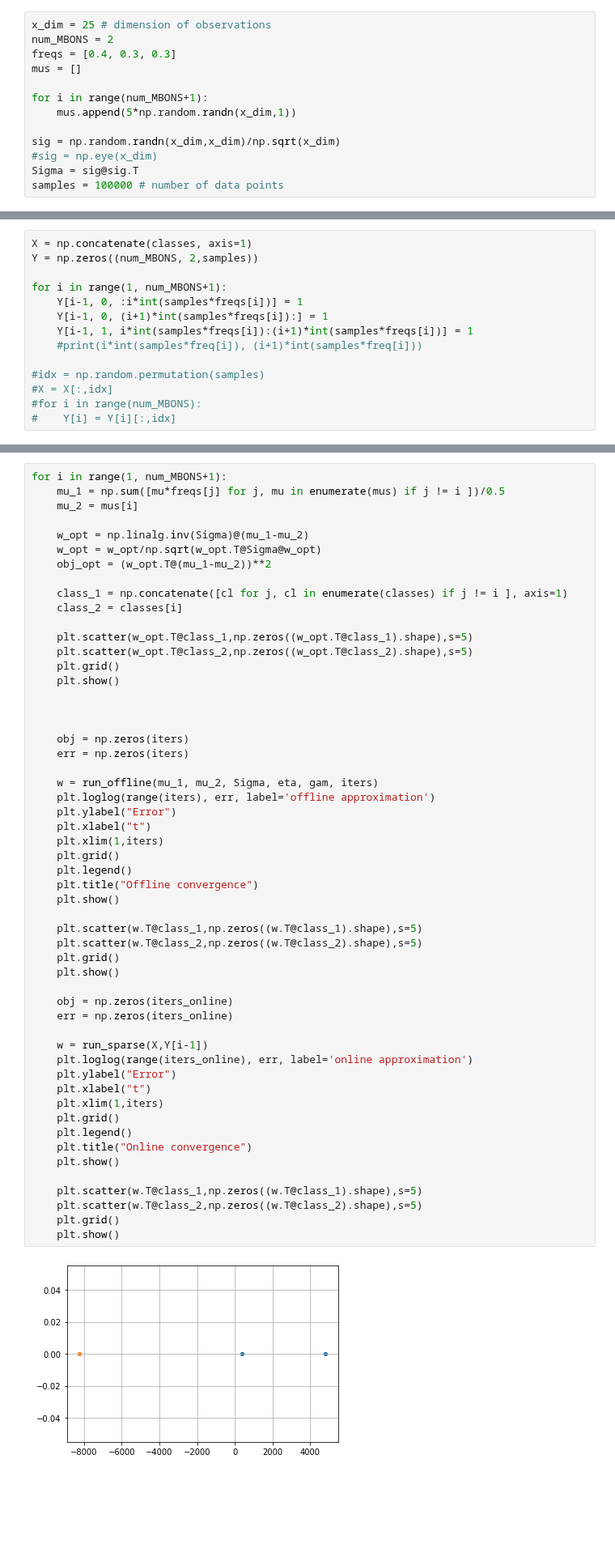
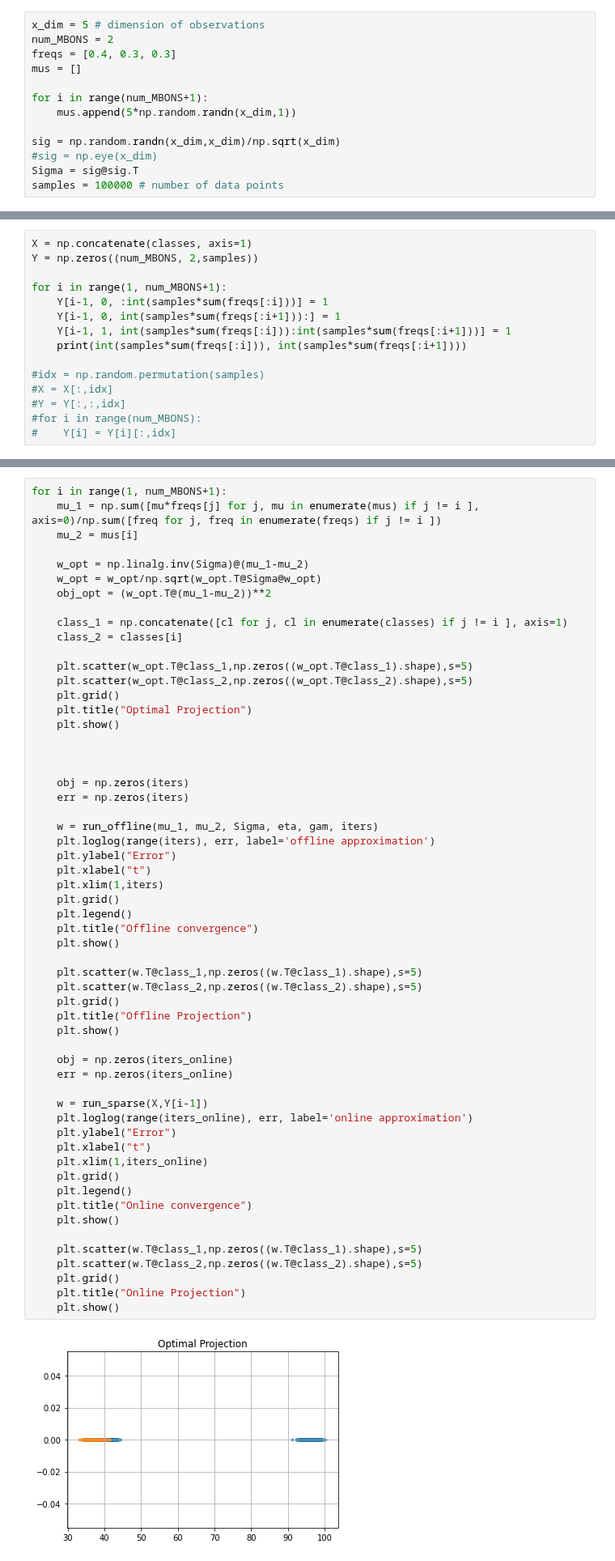
Before and after one commit to flatironinstitute/bio-lda, a Jupyter notebook: MBON_simulation.ipynb, the cells around one changed output, grey strips where cells are left out. Shown at 81% size. Cells and saved outputs as stored; diff of their text form; blank space fills up the shorter version.

```diff
--- a/MBON_simulation.ipynb
+++ b/MBON_simulation.ipynb
@@ -7,7 +7,7 @@ from numba import jit
 # %% [markdown]
 ### Data generation
 # %%
-x_dim = 25 # dimension of observations
+x_dim = 5 # dimension of observations
 num_MBONS = 2
 freqs = [0.4, 0.3, 0.3]
 mus = []
@@ -28,12 +28,13 @@ X = np.concatenate(classes, axis=1)
 Y = np.zeros((num_MBONS, 2,samples))
 
 for i in range(1, num_MBONS+1):
-    Y[i-1, 0, :i*int(samples*freqs[i])] = 1
-    Y[i-1, 0, (i+1)*int(samples*freqs[i]):] = 1
-    Y[i-1, 1, i*int(samples*freqs[i]):(i+1)*int(samples*freqs[i])] = 1
-    #print(i*int(samples*freq[i]), (i+1)*int(samples*freq[i]))
+    Y[i-1, 0, :int(samples*sum(freqs[:i]))] = 1
+    Y[i-1, 0, int(samples*sum(freqs[:i+1])):] = 1
+    Y[i-1, 1, int(samples*sum(freqs[:i])):int(samples*sum(freqs[:i+1]))] = 1
+    print(int(samples*sum(freqs[:i])), int(samples*sum(freqs[:i+1])))
 
 #idx = np.random.permutation(samples)
 #X = X[:,idx]
+#Y = Y[:,:,idx]
 #for i in range(num_MBONS):
 #    Y[i] = Y[i][:,idx]
@@ -122,6 +177,6 @@ def run_offline(mu_1, mu_2, Sigma, eta, gamma, iters):
 # %%
 for i in range(1, num_MBONS+1):
-    mu_1 = np.sum([mu*freqs[j] for j, mu in enumerate(mus) if j != i ])/0.5
+    mu_1 = np.sum([mu*freqs[j] for j, mu in enumerate(mus) if j != i ], axis=0)/np.sum([freq for j, freq in enumerate(freqs) if j != i ])
     mu_2 = mus[i]
 
     w_opt = np.linalg.inv(Sigma)@(mu_1-mu_2)
@@ -134,6 +189,7 @@ for i in range(1, num_MBONS+1):
     plt.scatter(w_opt.T@class_1,np.zeros((w_opt.T@class_1).shape),s=5)
     plt.scatter(w_opt.T@class_2,np.zeros((w_opt.T@class_2).shape),s=5)
     plt.grid()
+    plt.title("Optimal Projection")
     plt.show()
 
 
@@ -146,32 +202,34 @@ for i in range(1, num_MBONS+1):
     plt.ylabel("Error")
     plt.xlabel("t")
     plt.xlim(1,iters)
     plt.grid()
     plt.legend()
     plt.title("Offline convergence")
     plt.show()
 
     plt.scatter(w.T@class_1,np.zeros((w.T@class_1).shape),s=5)
     plt.scatter(w.T@class_2,np.zeros((w.T@class_2).shape),s=5)
     plt.grid()
+    plt.title("Offline Projection")
     plt.show()
 
     obj = np.zeros(iters_online)
     err = np.zeros(iters_online)
 
     w = run_sparse(X,Y[i-1])
     plt.loglog(range(iters_online), err, label='online approximation')
     plt.ylabel("Error")
     plt.xlabel("t")
-    plt.xlim(1,iters)
+    plt.xlim(1,iters_online)
     plt.grid()
     plt.legend()
     plt.title("Online convergence")
     plt.show()
 
     plt.scatter(w.T@class_1,np.zeros((w.T@class_1).shape),s=5)
     plt.scatter(w.T@class_2,np.zeros((w.T@class_2).shape),s=5)
     plt.grid()
+    plt.title("Online Projection")
     plt.show()
 # %% [output]
-[figure, old version]
+[figure, new version]
```
Also changed, not shown: parts of 4 cells of this notebook, 1 other file.
